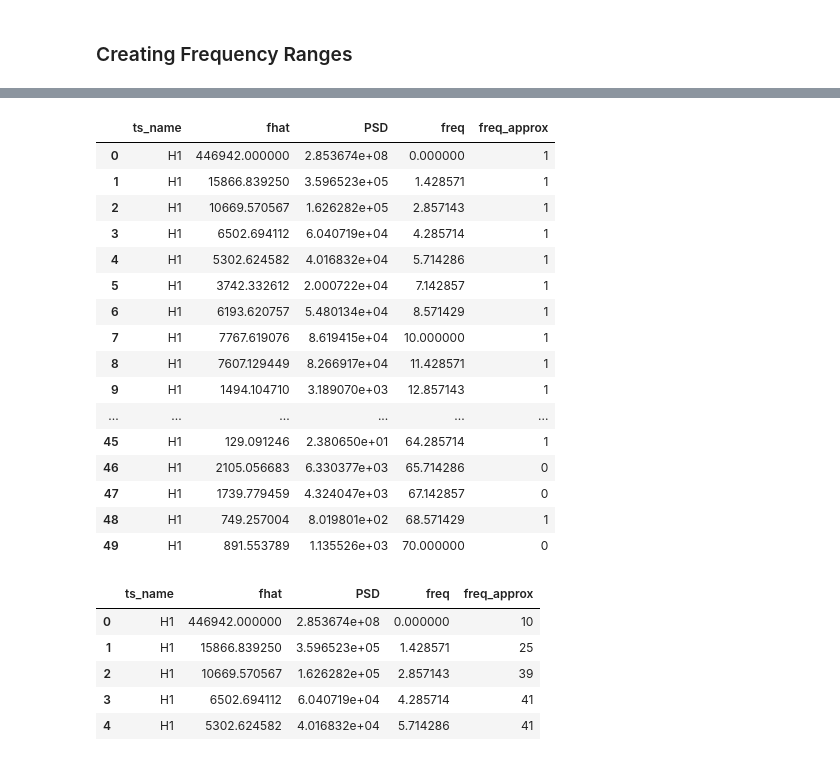
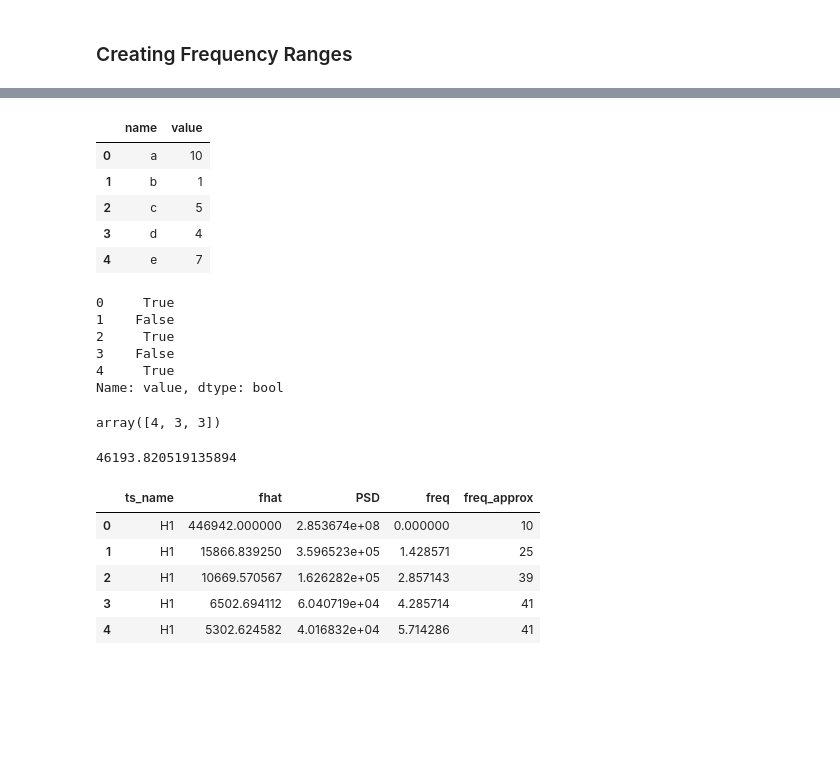
Before and after one commit to philippbeer/ts_search_engine, a Jupyter notebook: notebooks/FFT_test.ipynb, the cells around one changed output, grey strips where cells are left out. Drawn from its saved outputs; the diff is of its cells as text; code cells hidden in the pictures; blank space fills up the shorter version.

```diff
--- a/notebooks/FFT_test.ipynb
+++ b/notebooks/FFT_test.ipynb
@@ -335,23 +368,35 @@ df_approx['freq_approx'] = df_approx.groupby('ts_name')\
+# %%
+df_tmp = pd.DataFrame({ 'name':['a', 'b', 'c', 'd', 'e'], 'value': [10,1,5,4,7]})
+# %%
+df_tmp.head()
+# %% [output]
+|  | name | value |
+| 0 | a | 10 |
+| 1 | b | 1 |
+| 2 | c | 5 |
+| 3 | d | 4 |
+| 4 | e | 7 |
+# %%
+f_tmp = [1,3,5,8]
+q_tmp = df_tmp['value'].quantile(.3)
+mask = df_tmp['value']>q_tmp
+mask
+#df_tmp['r'] = np.digitize(df_tmp[mask]['value'], f_tmp)
+# %% [output]
+0     True
+1    False
+2     True
+3    False
+4     True
+Name: value, dtype: bool
+# %%
+df_tmp
+# %% [output]
+array([4, 3, 3])
 # %%
-df_approx.head(50)
+df_tmp['PSD'].quantile(.97)
 # %% [output]
-|  | ts_name | fhat | PSD | freq | freq_approx |
-| 0 | H1 | 446942.000000 | 2.853674e+08 | 0.000000 | 1 |
-| 1 | H1 | 15866.839250 | 3.596523e+05 | 1.428571 | 1 |
-| 2 | H1 | 10669.570567 | 1.626282e+05 | 2.857143 | 1 |
-| 3 | H1 | 6502.694112 | 6.040719e+04 | 4.285714 | 1 |
-| 4 | H1 | 5302.624582 | 4.016832e+04 | 5.714286 | 1 |
-| 5 | H1 | 3742.332612 | 2.000722e+04 | 7.142857 | 1 |
-| 6 | H1 | 6193.620757 | 5.480134e+04 | 8.571429 | 1 |
-| 7 | H1 | 7767.619076 | 8.619415e+04 | 10.000000 | 1 |
-| 8 | H1 | 7607.129449 | 8.266917e+04 | 11.428571 | 1 |
-| 9 | H1 | 1494.104710 | 3.189070e+03 | 12.857143 | 1 |
-| ... | ... | ... | ... | ... | ... |
-| 45 | H1 | 129.091246 | 2.380650e+01 | 64.285714 | 1 |
-| 46 | H1 | 2105.056683 | 6.330377e+03 | 65.714286 | 0 |
-| 47 | H1 | 1739.779459 | 4.324047e+03 | 67.142857 | 0 |
-| 48 | H1 | 749.257004 | 8.019801e+02 | 68.571429 | 1 |
-| 49 | H1 | 891.553789 | 1.135526e+03 | 70.000000 | 0 |
+46193.820519135894
 # %%
 df_approx.to_csv("../df_approx.csv", index=False)
 # %%
```
Also changed, not shown: parts of 8 cells of this notebook.
